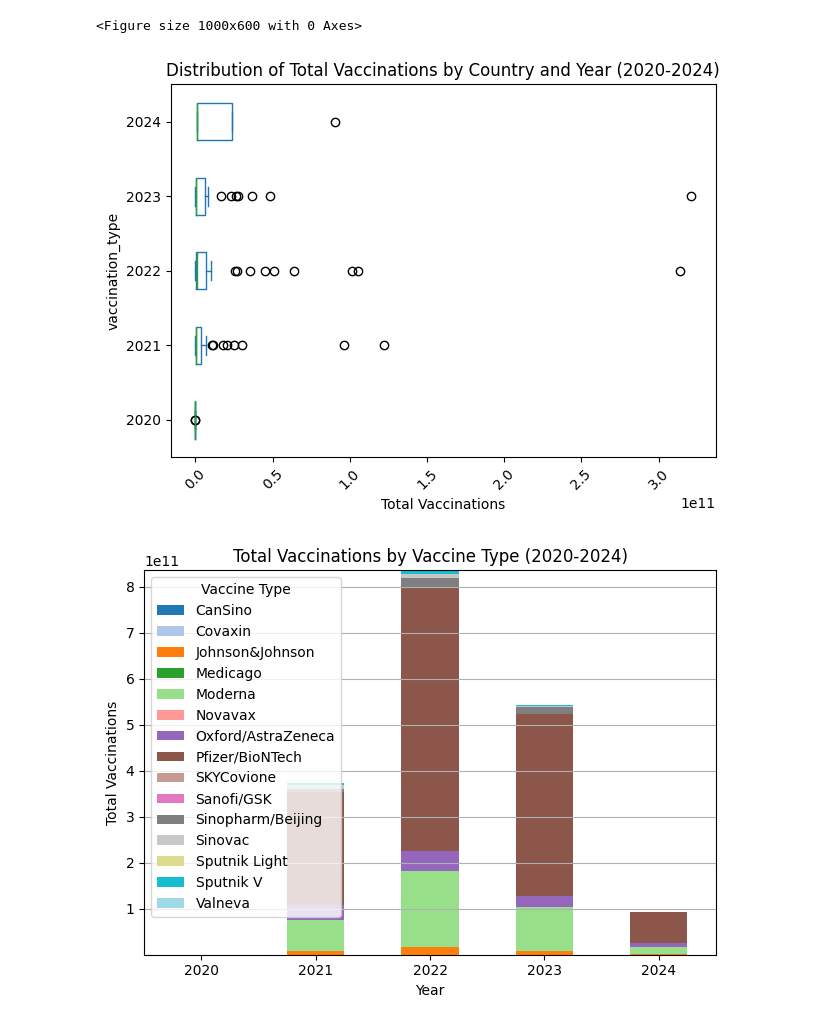
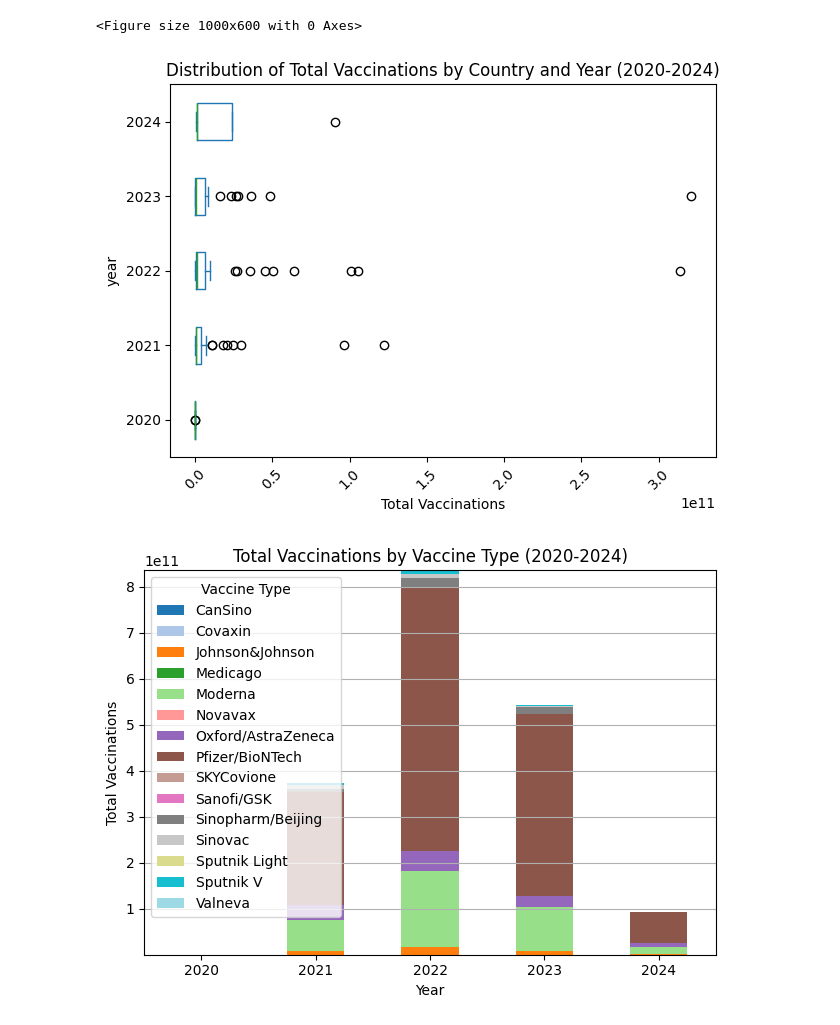
Before and after one commit to bratatikiit/Data_Analytics_project, a Jupyter notebook: data/boxplotvaccine.ipynb, the cells around one changed output. Drawn from its saved outputs; the diff is of its cells as text; code cells hidden in the pictures.

```diff
--- a/data/boxplotvaccine.ipynb
+++ b/data/boxplotvaccine.ipynb
@@ -1,31 +1,31 @@
 # %%
 # Import libraries
 import pandas as pd
 import matplotlib.pyplot as plt
 
 # Read the CSV data into a DataFrame
 df = pd.read_csv("./vaccinations-by-manufaturer.csv")
 
-# Group data by country and year (assuming Year is numeric)
+# Group data by country and year ( Year is numeric)
 grouped_data = df.groupby(["Country Name", "Year"])["total_vaccinations"].sum()
 unstacked_data = grouped_data.unstack()  # Unstack for box plot
 
 # Create the box plot
 plt.figure(figsize=(10, 6))  # Adjust figure size as needed
 unstacked_data.plot(kind="box", vert=False)  # Create box plot with horizontal boxes
 
 # Customize the plot
 plt.xlabel("Total Vaccinations")
-plt.ylabel("vaccination_type")
+plt.ylabel("year")
 plt.title("Distribution of Total Vaccinations by Country and Year (2020-2024)")
 plt.xticks(rotation=45)  # Rotate x-axis labels for better readability
 plt.tight_layout()
 
 # Display the plot in Jupyter Lab
 plt.show()
 # %% [output]
 <Figure size 1000x600 with 0 Axes>
-[figure, old version]
+[figure, new version]
 # %%
 pip install dash
 # %%
```
Also changed, not shown: parts of 24 cells of this notebook, 9 other files.
